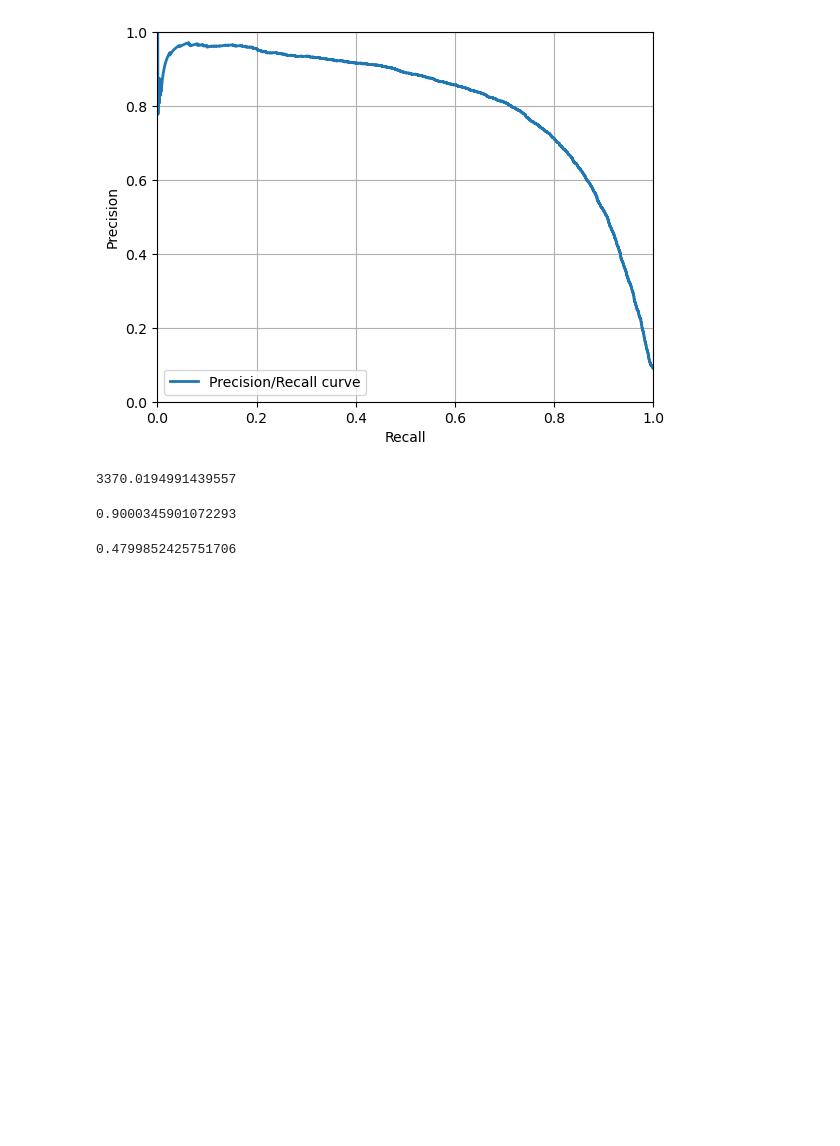
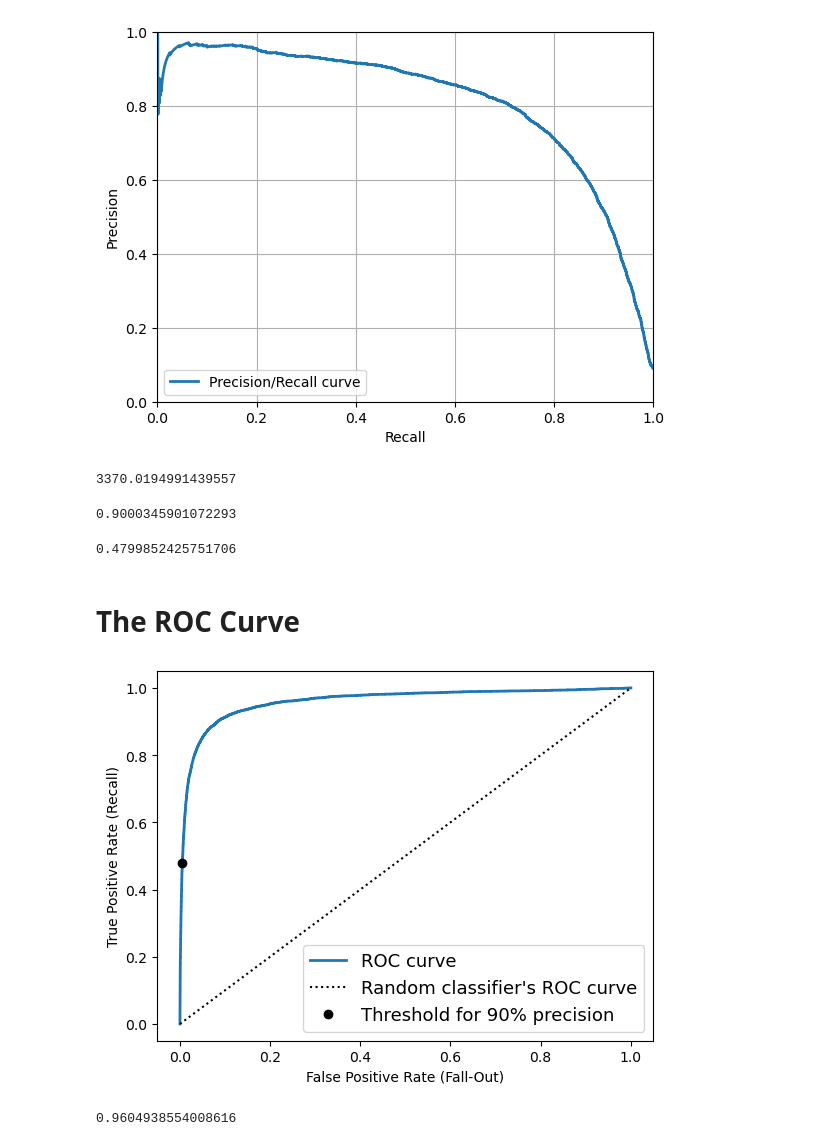
Before and after one commit to paul-sadface/Hands-On-ML-MNIST, a Jupyter notebook: Classification_MNIST.ipynb, the cells around one changed output. Drawn from its saved outputs; the diff is of its cells as text; code cells hidden in the pictures; blank space fills up the shorter version.

Commit message:
roc curve

```diff
--- a/Classification_MNIST.ipynb
+++ b/Classification_MNIST.ipynb
@@ -195,3 +195,35 @@ recall_90_precision = recall_score(y_train_5, y_train_pred_90)
 recall_90_precision
 # %% [output]
 0.4799852425751706
+# %% [markdown]
+# The ROC Curve
+# %%
+from sklearn.metrics import roc_curve
+
+# get the false positive rate and true positive rate
+fpr, tpr, thresholds = roc_curve(y_train_5, y_scores)
+# %%
+# find the threshold at which the model achieves 90% precision. <= is used because the thresholds is in descending
+# order
+idx_for_threshold_at_90 = (thresholds <= threshold_90_precision).argmax()
+
+# get the true positive rate and false positive rate
+tpr_90, fpr_90 = tpr[idx_for_threshold_at_90], fpr[idx_for_threshold_at_90]
+# %%
+plt.plot(fpr, tpr, linewidth=2, label="ROC curve")
+plt.plot([0, 1], [0, 1], 'k:', label="Random classifier's ROC curve")
+plt.plot([fpr_90], [tpr_90], "ko", label="Threshold for 90% precision")
+plt.legend(loc="lower right", fontsize=13)
+plt.xlabel('False Positive Rate (Fall-Out)')
+plt.ylabel('True Positive Rate (Recall)')
+
+plt.show()
+# %% [output]
+[figure, added]
+# %%
+from sklearn.metrics import roc_auc_score
+
+# measures the area under the curve
+roc_auc_score(y_train_5, y_scores)
+# %% [output]
+0.9604938554008616
```
